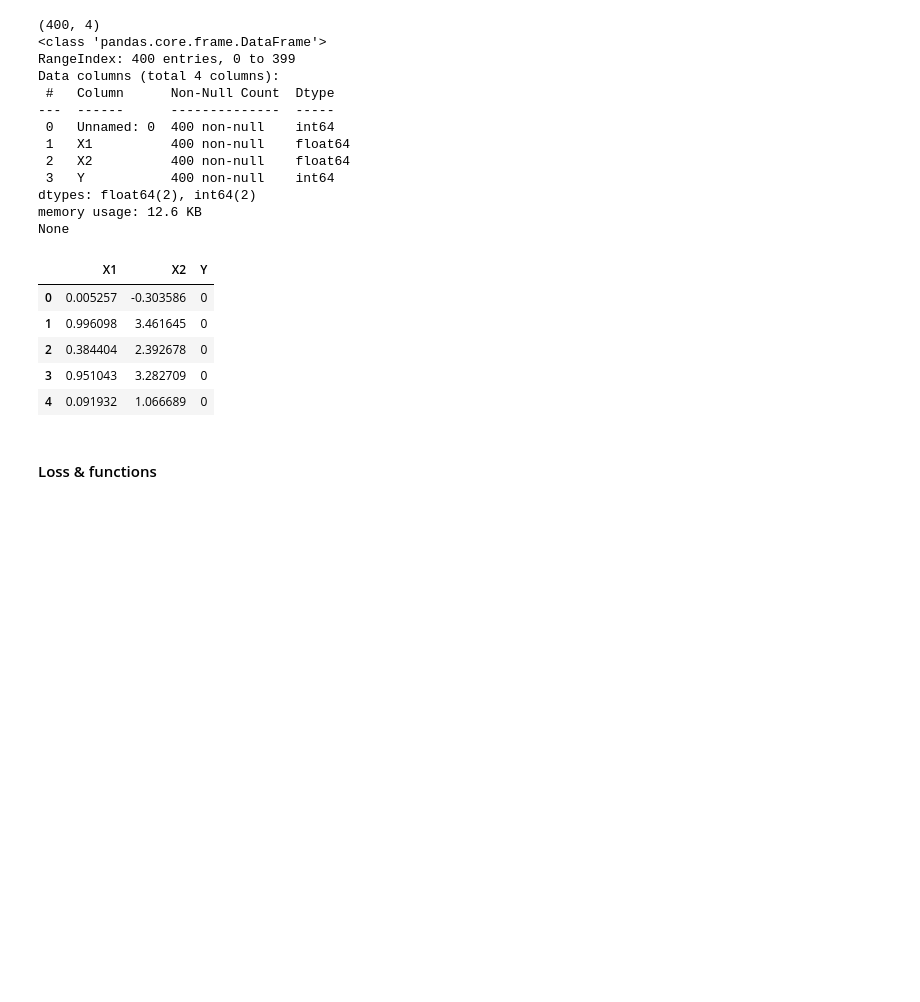
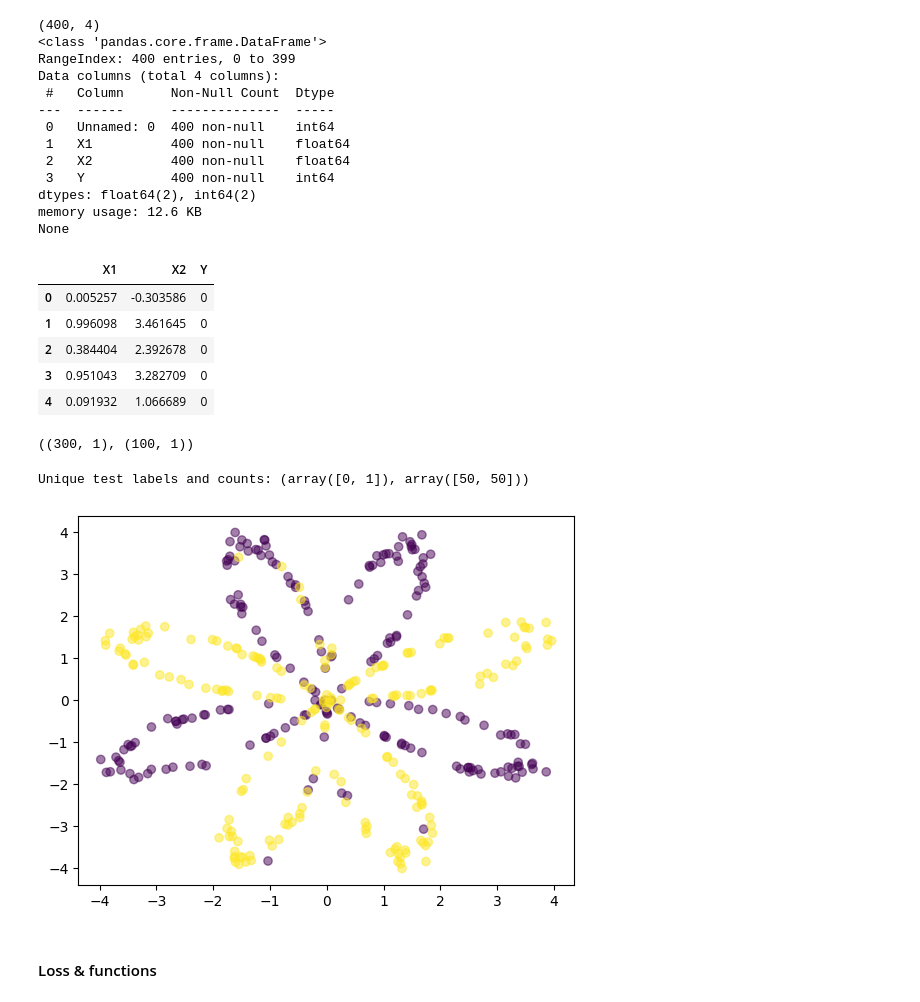
Before and after one commit to UnbiddenDragon/CS5938AssignmentThree, a Jupyter notebook: assignment_3.0_playground.ipynb, the cells around one changed output. Drawn from its saved outputs; the diff is of its cells as text; code cells hidden in the pictures; blank space fills up the shorter version.

```diff
--- a/assignment_3.0_playground.ipynb
+++ b/assignment_3.0_playground.ipynb
@@ -52,3 +57,28 @@ y_train, y_test = y[:n].reshape(-1,1), y[n:].reshape(-1,1)  # shape (300,1)
+# %%
+y_train.shape, y_test.shape
+# %% [output]
+((300, 1), (100, 1))
+# %%
+print("Unique test labels and counts:", np.unique(y_test, return_counts=True))
+# %% [output]
+Unique test labels and counts: (array([0, 1]), array([50, 50]))
+# %%
+### Visualize the data
+plt.scatter(df.X1, df.X2, c=df.Y, alpha=0.5)
+plt.show()
+
+### Shuffle the data
+df = df.sample(frac=1)
+
+### Preprocess into test and train sets
+
+dataset, testDataset = np.split(df, [int(.7 * len(df))])
+X = dataset.drop ('Y' , axis=1)
+y = dataset['Y']
+XX = testDataset.drop('Y', axis=1)
+yy = testDataset['Y']
+# %% [output]
+[figure, added]
 # %% [markdown]
 #### Loss & functions
 # %%
```
Also changed, not shown: parts of 10 cells of this notebook.
